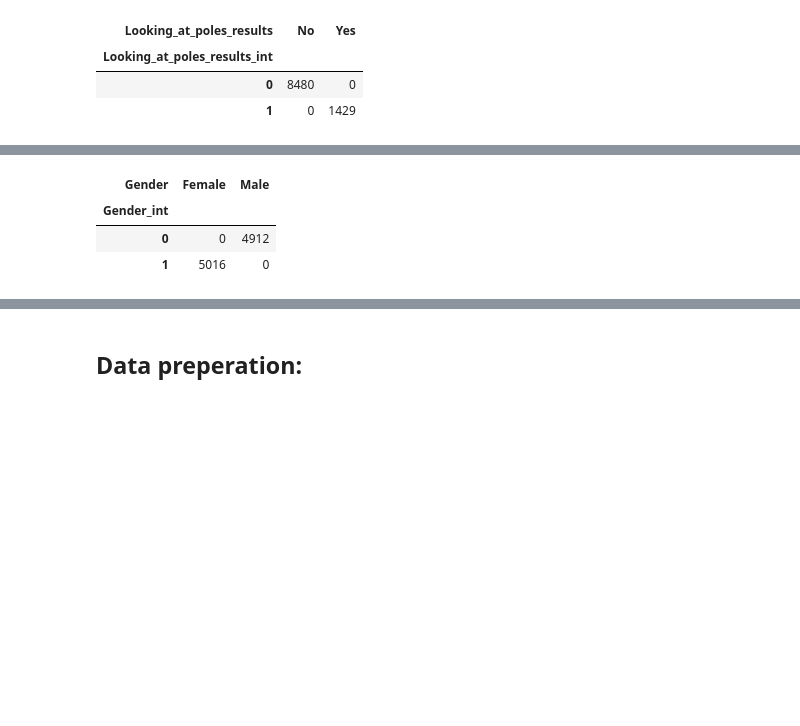
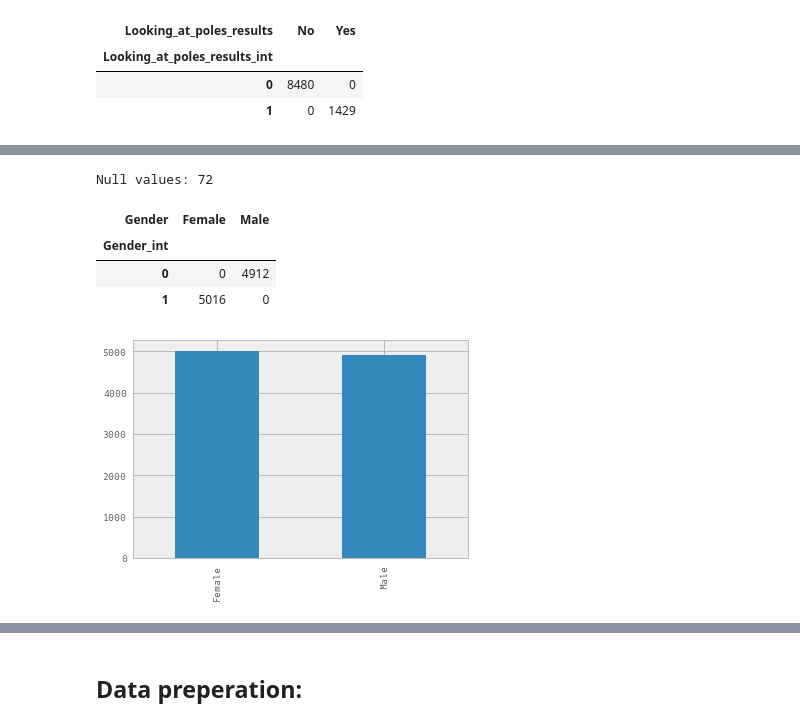
Before and after one commit to odedgolden/Machine-Learning, a Jupyter notebook: ML_ex2/ML_ex2.ipynb, the cells around one changed output, grey strips where cells are left out. Cells and saved outputs as stored; diff of their text form; code cells hidden in the pictures; blank space fills up the shorter version.

```diff
--- a/ML_ex2/ML_ex2.ipynb
+++ b/ML_ex2/ML_ex2.ipynb
@@ -70,9 +85,13 @@ pd.crosstab(data.Married_int, data.Married, rownames=['Married_int'], colnames=[
 # %%
+data['Gender'].value_counts().plot(kind='bar')
+print('Null values: '+str(data['Gender'].isnull().sum()))
 data['Gender_int'] = data['Gender'].map( {'Male':0, 'Female':1, np.nan:-1}).astype(int)
 pd.crosstab(data.Gender_int, data.Gender, rownames=['Gender_int'], colnames=['Gender'])
 # %% [output]
+Null values: 72
 | Gender | Female | Male |
 | Gender_int |  |  |
 | 0 | 0 | 4912 |
 | 1 | 5016 | 0 |
+[figure, added]
 # %%
```
Also changed, not shown: parts of 15 cells of this notebook.
